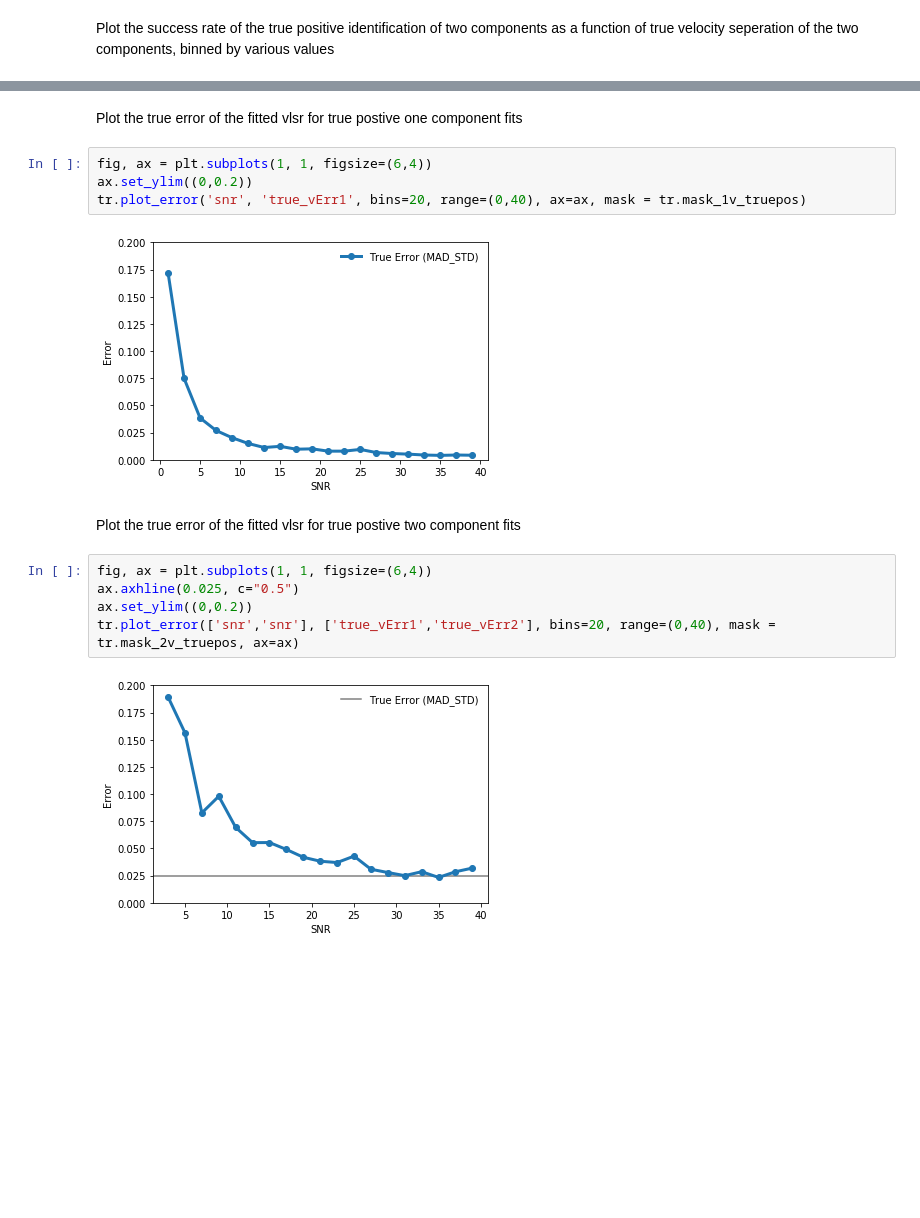
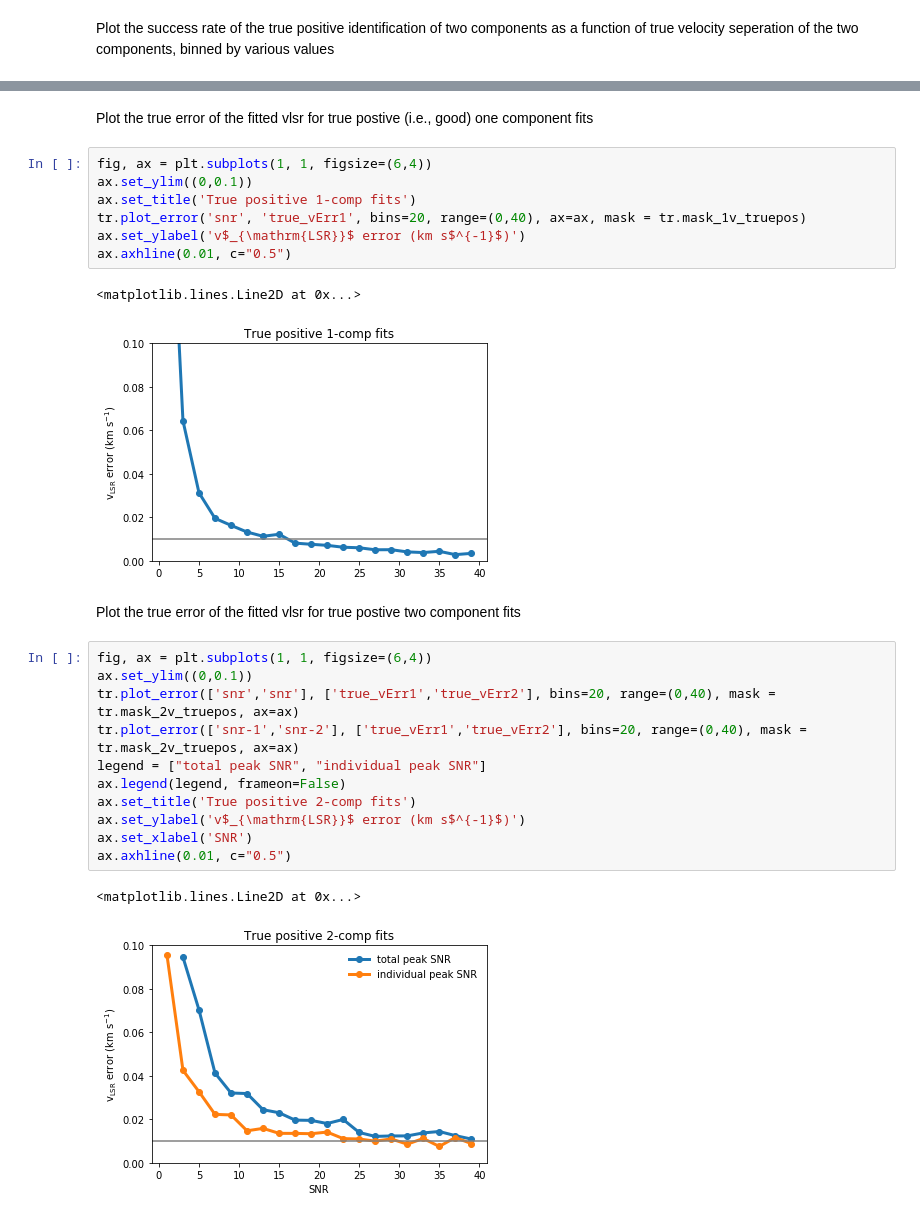
Before and after one commit to jpinedaf/LineFitting, a Jupyter notebook: analysis_template.ipynb, the cells around one changed output, grey strips where cells are left out. Cells and saved outputs as stored; diff of their text form; blank space fills up the shorter version.

```diff
--- a/analysis_template.ipynb
+++ b/analysis_template.ipynb
@@ -53,17 +58,28 @@ tr.plot_success_rate_wZBins('true_vsep', 'sig_ratio', bin_edges, bins=10, qname=
 # %% [markdown]
-Plot the true error of the fitted vlsr for true postive one component fits
+Plot the true error of the fitted vlsr for true postive (i.e., good) one component fits
 # %%
 fig, ax = plt.subplots(1, 1, figsize=(6,4))
-ax.set_ylim((0,0.2))
+ax.set_ylim((0,0.1))
+ax.set_title('True positive 1-comp fits')
 tr.plot_error('snr', 'true_vErr1', bins=20, range=(0,40), ax=ax, mask = tr.mask_1v_truepos)
+ax.set_ylabel('v$_{\mathrm{LSR}}$ error (km s$^{-1}$)')
+ax.axhline(0.01, c="0.5")
 # %% [output]
+<matplotlib.lines.Line2D at 0x...>
-[figure, old version]
+[figure, new version]
 # %% [markdown]
 Plot the true error of the fitted vlsr for true postive two component fits
 # %%
 fig, ax = plt.subplots(1, 1, figsize=(6,4))
-ax.axhline(0.025, c="0.5")
-ax.set_ylim((0,0.2))
+ax.set_ylim((0,0.1))
 tr.plot_error(['snr','snr'], ['true_vErr1','true_vErr2'], bins=20, range=(0,40), mask = tr.mask_2v_truepos, ax=ax)
+tr.plot_error(['snr-1','snr-2'], ['true_vErr1','true_vErr2'], bins=20, range=(0,40), mask = tr.mask_2v_truepos, ax=ax)
+legend = ["total peak SNR", "individual peak SNR"]
+ax.legend(legend, frameon=False)
+ax.set_title('True positive 2-comp fits')
+ax.set_ylabel('v$_{\mathrm{LSR}}$ error (km s$^{-1}$)')
+ax.set_xlabel('SNR')
+ax.axhline(0.01, c="0.5")
 # %% [output]
+<matplotlib.lines.Line2D at 0x...>
-[figure, old version]
+[figure, new version]
```
Also changed, not shown: parts of 9 cells of this notebook, 1 other file.
